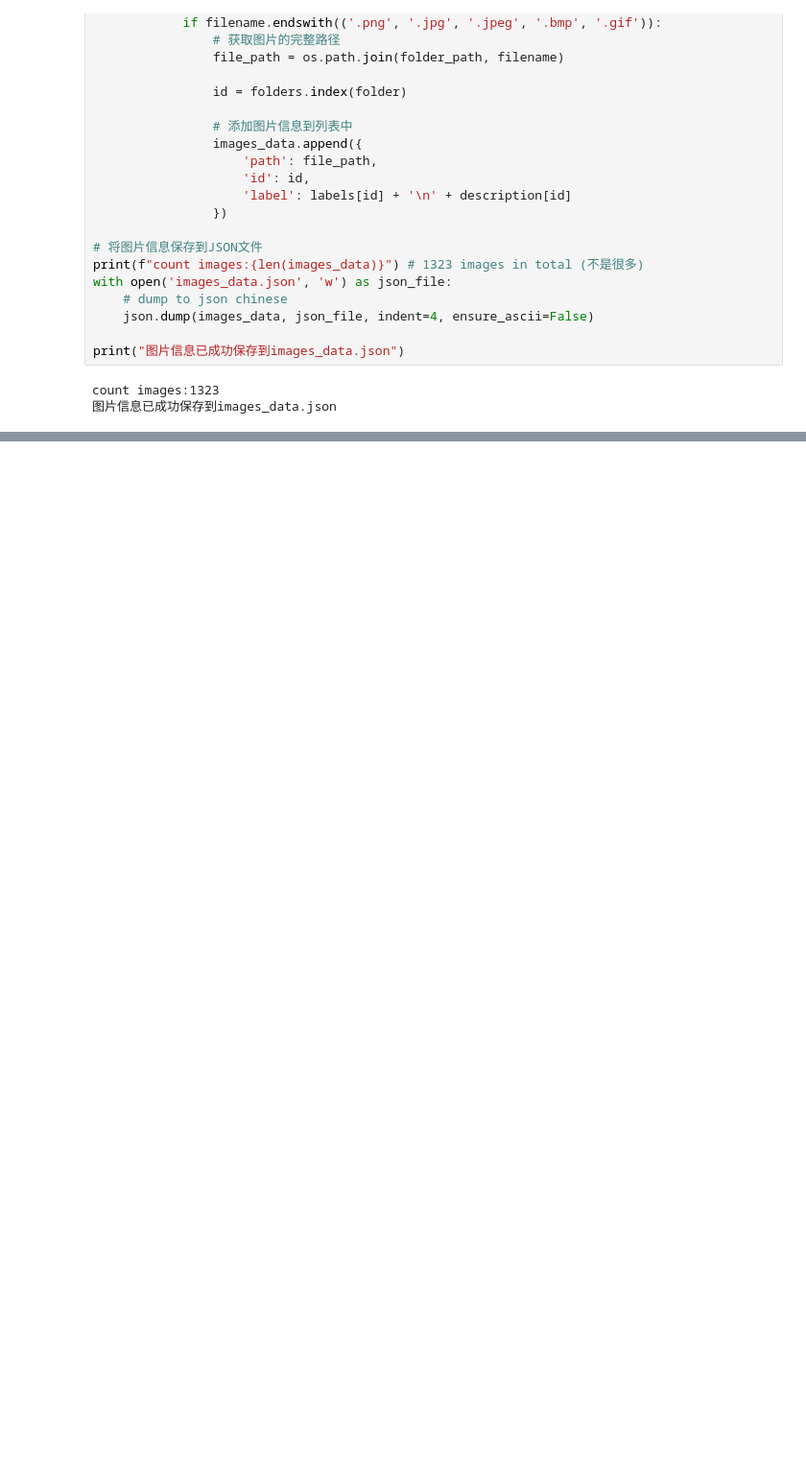
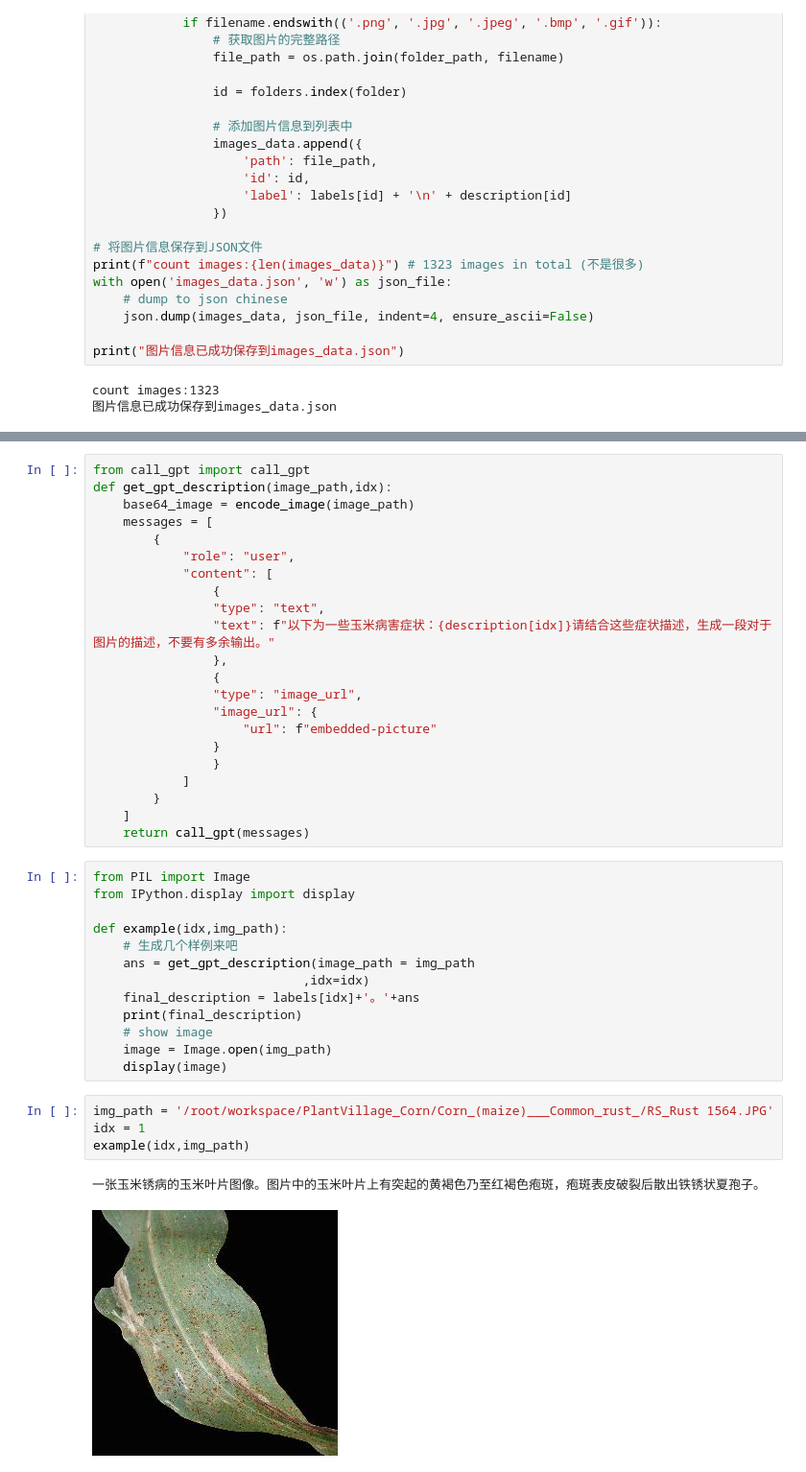
Before and after one commit to REXWindW/AgriVLM_RAG, a Jupyter notebook: make_dataset/get_label.ipynb, the cells around one changed output, grey strips where cells are left out. Shown at 96% size. Cells and saved outputs as stored; diff of their text form; blank space fills up the shorter version.

Commit message:
get descriptions

```diff
--- a/make_dataset/get_label.ipynb
+++ b/make_dataset/get_label.ipynb
@@ -61,0 +67,42 @@ count images:1323
+# %%
+from call_gpt import call_gpt
+def get_gpt_description(image_path,idx):
+    base64_image = encode_image(image_path)
+    messages = [
+        {
+            "role": "user",
+            "content": [
+                {
+                "type": "text",
+                "text": f"以下为一些玉米病害症状：{description[idx]}请结合这些症状描述，生成一段对于图片的描述，不要有多余输出。"
+                },
+                {
+                "type": "image_url",
+                "image_url": {
+                    "url": f"embedded-picture"
+                }
+                }
+            ]
+        }
+    ]
+    return call_gpt(messages)
+# %%
+from PIL import Image
+from IPython.display import display
+
+def example(idx,img_path):
+    # 生成几个样例来吧
+    ans = get_gpt_description(image_path = img_path
+                            ,idx=idx)
+    final_description = labels[idx]+'。'+ans
+    print(final_description)
+    # show image
+    image = Image.open(img_path)
+    display(image)
+# %%
+img_path = '/root/workspace/PlantVillage_Corn/Corn_(maize)___Common_rust_/RS_Rust 1564.JPG'
+idx = 1
+example(idx,img_path)
+# %% [output]
+一张玉米锈病的玉米叶片图像。图片中的玉米叶片上有突起的黄褐色乃至红褐色疱斑，疱斑表皮破裂后散出铁锈状夏孢子。
+[figure, added]
```
Also changed, not shown: parts of 5 cells of this notebook, 2 other files.
